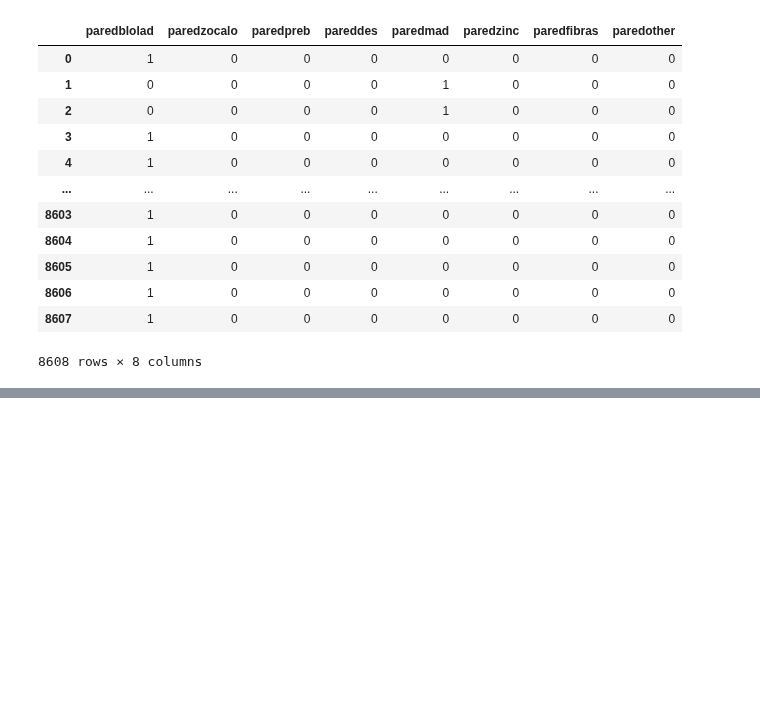
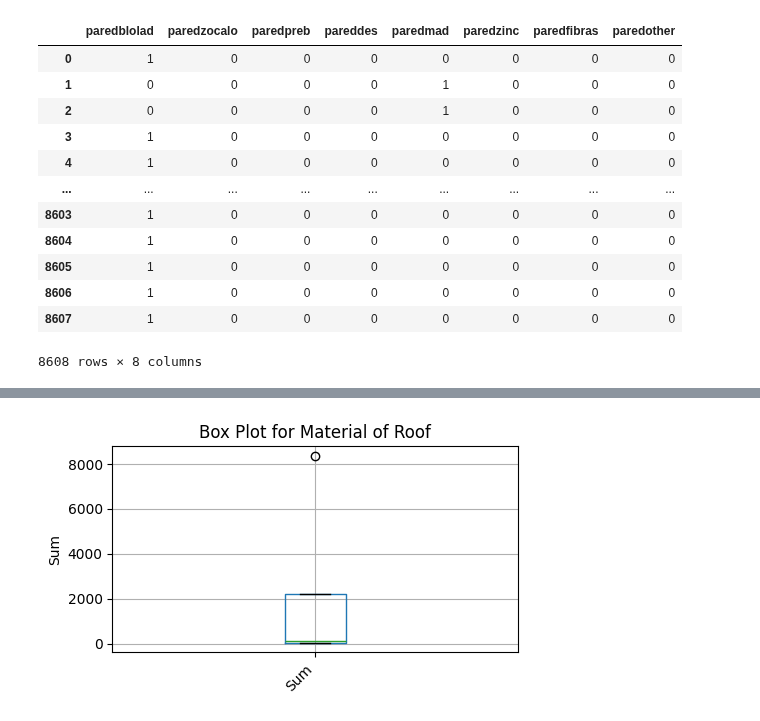
Before and after one commit to iam-Dylan/costa-rican-household, a Jupyter notebook: source/eda.ipynb, the cells around one changed output, grey strips where cells are left out. Saved outputs shown, nothing was run; the diff lists cells and outputs as text; code cells hidden in the pictures; blank space fills up the shorter version.

```diff
--- a/source/eda.ipynb
+++ b/source/eda.ipynb
@@ -95,0 +138,3 @@ plt.show()
+# %%
+roof_mat = train[['techozinc','techoentrepiso','techocane','techootro']]
+roof_mat
@@ -95,0 +155,19 @@ plt.show()
+# %%
+columns = roof_mat.columns
+roof_mat_col = ['metal foil or zink', 'fiber cement, mezzanine', 'natural fibers', 'other']
+column_sums = {}
+for column,col in zip(columns, roof_mat_col):
+    column_sum = roof_mat[column].sum()
+    column_sums[col] = column_sum
+roof_mat_df = pd.DataFrame(list(column_sums.items()), columns=['Material', 'Sum'])
+roof_mat_df.set_index('Material', inplace= True)
+
+plt.figure(figsize=(5, 3))
+roof_mat_df.boxplot(column='Sum')
+plt.title('Box Plot for Material of Roof')
+plt.ylabel('Sum')
+plt.xticks(rotation=45, ha='right')
+plt.tight_layout()
+plt.show()
+# %% [output]
+[figure, added]
```
Also changed, not shown: parts of 6 cells of this notebook.
